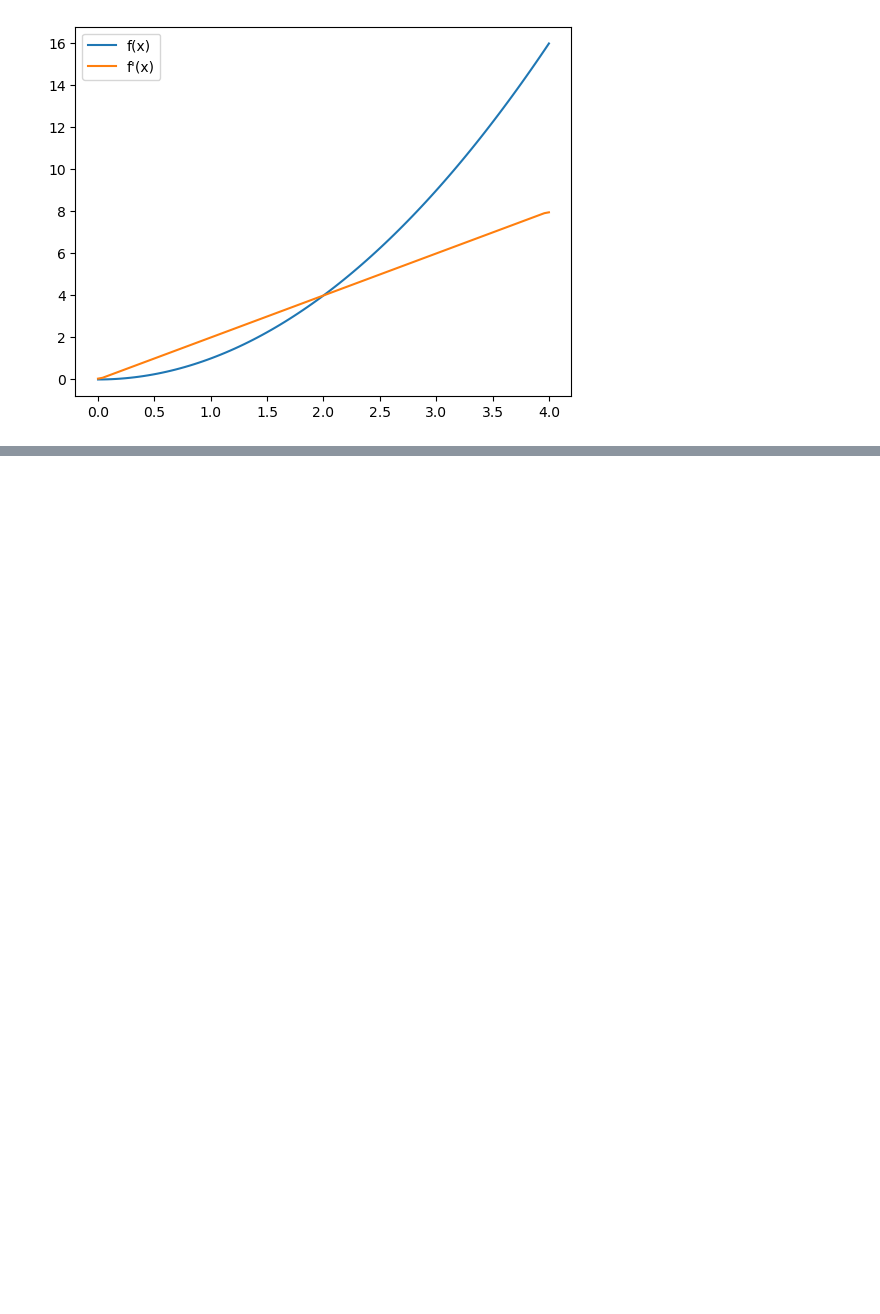
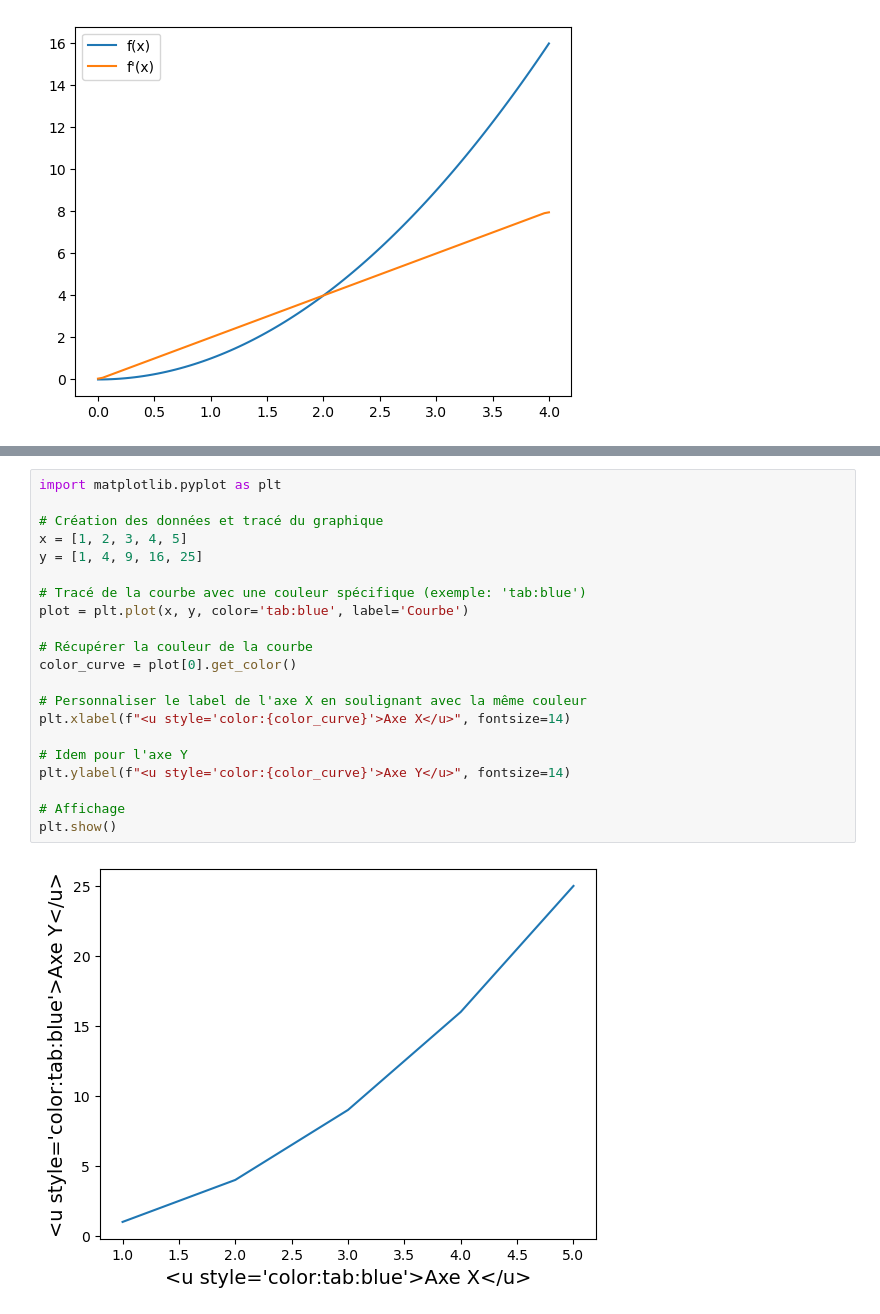
Before and after one commit to PBrockmann/PyAnalyseries, a Jupyter notebook: interp1d.ipynb, the cells around one changed output, grey strips where cells are left out. Drawn from its saved outputs; the diff is of its cells as text; blank space fills up the shorter version.

```diff
--- a/interp1d.ipynb
+++ b/interp1d.ipynb
@@ -178,0 +205,23 @@ plt.show()
+# %%
+import matplotlib.pyplot as plt
+
+# Création des données et tracé du graphique
+x = [1, 2, 3, 4, 5]
+y = [1, 4, 9, 16, 25]
+
+# Tracé de la courbe avec une couleur spécifique (exemple: 'tab:blue')
+plot = plt.plot(x, y, color='tab:blue', label='Courbe')
+
+# Récupérer la couleur de la courbe
+color_curve = plot[0].get_color()
+
+# Personnaliser le label de l'axe X en soulignant avec la même couleur
+plt.xlabel(f"<u style='color:{color_curve}'>Axe X</u>", fontsize=14)
+
+# Idem pour l'axe Y
+plt.ylabel(f"<u style='color:{color_curve}'>Axe Y</u>", fontsize=14)
+
+# Affichage
+plt.show()
+# %% [output]
+[figure, added]
```
Also changed, not shown: parts of 5 cells of this notebook, 1 other file.
